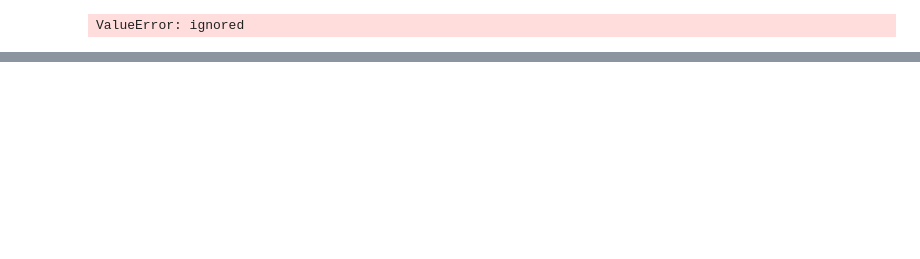
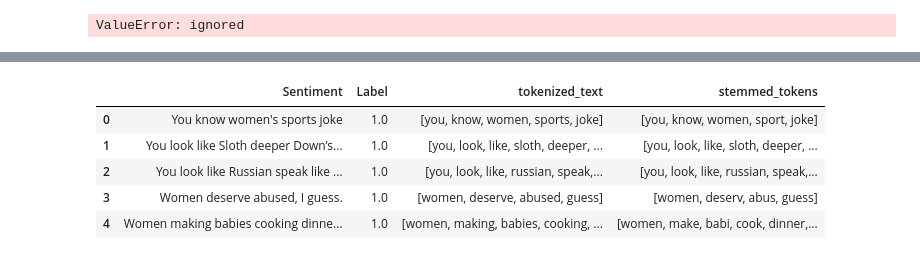
Before and after one commit to Aamirrafi/Aamirrafi.github.io, a Jupyter notebook: LogisticregressionUsingWord2Vec.ipynb, the cells around one changed output, grey strips where cells are left out. Cells and saved outputs as stored; diff of their text form; code cells hidden in the pictures; blank space fills up the shorter version.

```diff
--- a/LogisticregressionUsingWord2Vec.ipynb
+++ b/LogisticregressionUsingWord2Vec.ipynb
@@ -188,0 +200,6 @@ tweet_w2v.most_similar('a')
+# %%
+import pandas as pd
+df = pd.read_csv('/content/Ethos_Dataset_Binary.csv', sep ='_')
+df.head()
+# df.shape
+# type(df['Label'][0])
@@ -188,0 +213,22 @@ tweet_w2v.most_similar('a')
+# %%
+texts = []
+labels = []
+# data.shape
+a = df["comment;isHate"][0]
+# a
+for _ in range(df.shape[0]):
+    a = df["comment;isHate"][_].split(';')
+    # texts.append(a[0])
+    a0 = ''
+    for i in a[:-1]:
+      a0 = a0 + ' ' + i
+    texts.append(a0)
+    labels.append(a[-1])
+df = pd.DataFrame({"Sentiment":texts, "Label":labels})
+# df['Label'] = pd.to_numeric(df['Label'])
+# df['Label'] = (df['Label'] < 0.5).astype(int)
+# df['Label'] = (df['Label'] >= 0.5).astype(int)
+# df
+
+# df['Label']=[df['Label'] < 0.5]
+# df['Label'][df['Label'] > 0] = 1
@@ -188,0 +255,10 @@ tweet_w2v.most_similar('a')
+# %%
+from gensim.utils import simple_preprocess
+# Tokenize the text column to get the new column 'tokenized_text'
+df['Sentiment'] = [remove_stopwords(line) for line in df['Sentiment']]
+df['tokenized_text'] = [simple_preprocess(line, deacc=True) for line in df['Sentiment']]
+# print(df['tokenized_text'].head(10))
+# print(df.head())
+len(df)
+df.shape
+df.head()
@@ -188,0 +281,14 @@ tweet_w2v.most_similar('a')
+# %%
+from gensim.parsing.porter import PorterStemmer
+porter_stemmer = PorterStemmer()
+# Get the stemmed_tokens
+df['stemmed_tokens'] = [[porter_stemmer.stem(word) for word in tokens] for tokens in df['tokenized_text'] ]
+df['stemmed_tokens'].head(10)
+df.head()
+# %% [output]
+|  | Sentiment | Label | tokenized_text | stemmed_tokens |
+| 0 | You know women's sports joke | 1.0 | [you, know, women, sports, joke] | [you, know, women, sport, joke] |
+| 1 | You look like Sloth deeper Down’s... | 1.0 | [you, look, like, sloth, deeper, ... | [you, look, like, sloth, deeper, ... |
+| 2 | You look like Russian speak like ... | 1.0 | [you, look, like, russian, speak,... | [you, look, like, russian, speak,... |
+| 3 | Women deserve abused, I guess. | 1.0 | [women, deserve, abused, guess] | [women, deserv, abus, guess] |
+| 4 | Women making babies cooking dinne... | 1.0 | [women, making, babies, cooking, ... | [women, make, babi, cook, dinner,... |
```
Also changed, not shown: parts of 36 cells of this notebook.
